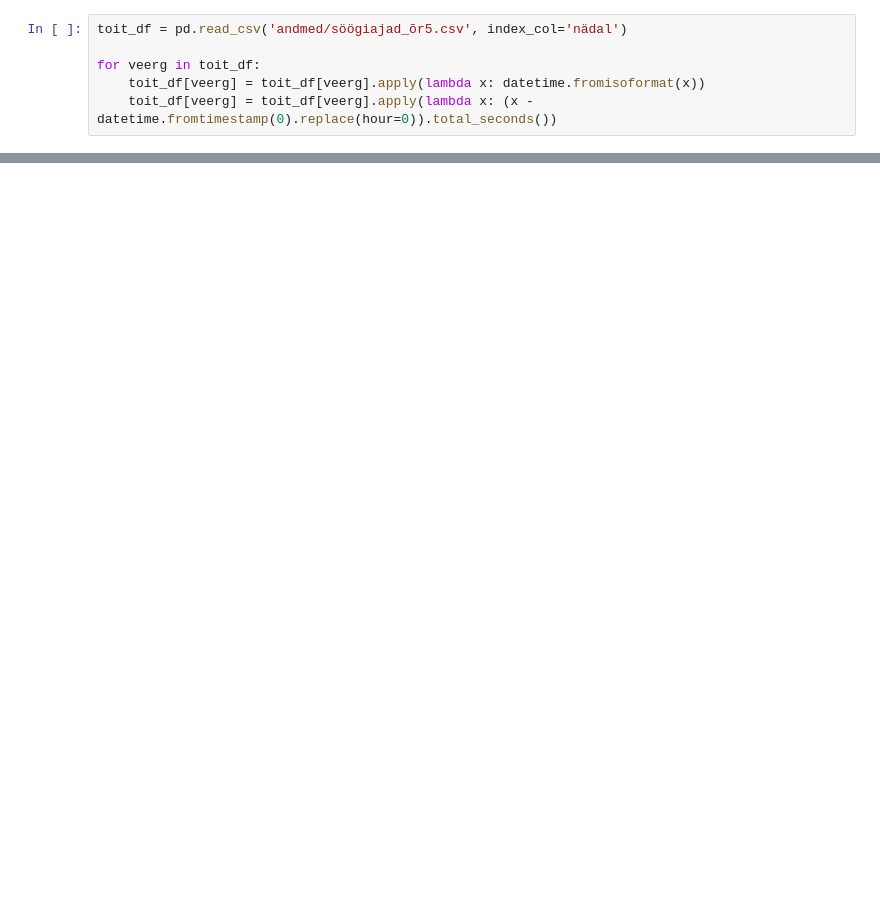
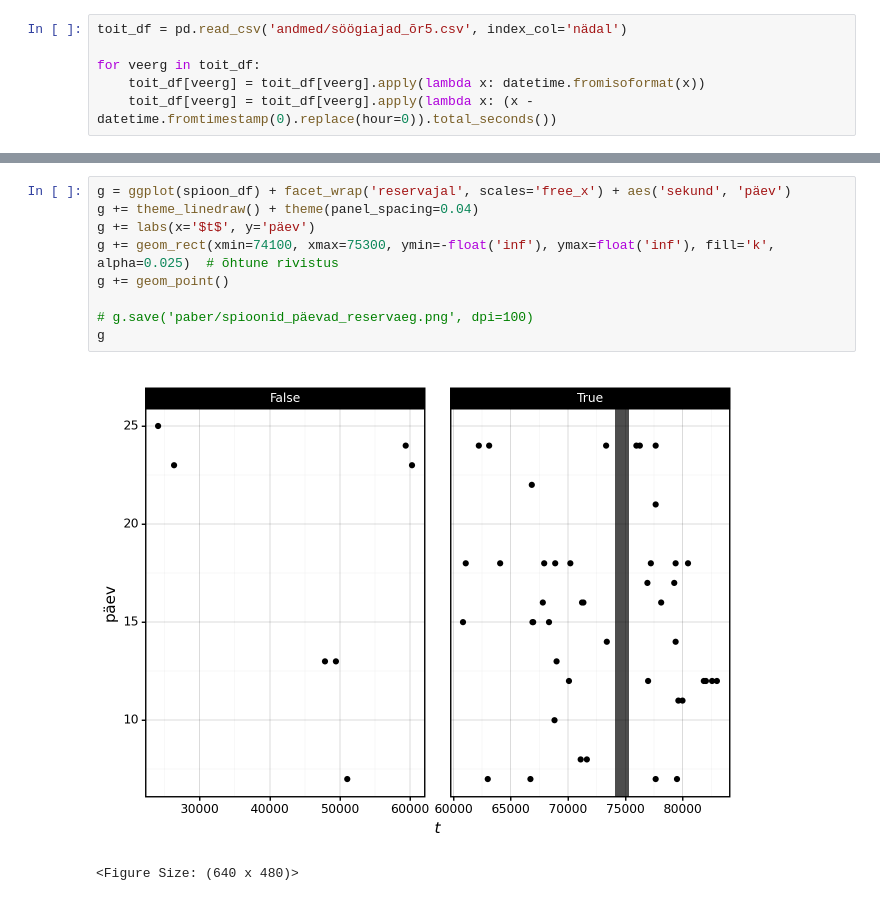
Before and after one commit to mart-mihkel/spioonid, a Jupyter notebook: main.ipynb, the cells around one changed output, grey strips where cells are left out. Drawn from its saved outputs; the diff is of its cells as text; blank space fills up the shorter version.

```diff
--- a/main.ipynb
+++ b/main.ipynb
@@ -46,0 +47,12 @@ g
+# %%
+g = ggplot(spioon_df) + facet_wrap('reservajal', scales='free_x') + aes('sekund', 'päev')
+g += theme_linedraw() + theme(panel_spacing=0.04)
+g += labs(x='$t$', y='päev')
+g += geom_rect(xmin=74100, xmax=75300, ymin=-float('inf'), ymax=float('inf'), fill='k', alpha=0.025)  # õhtune rivistus
+g += geom_point()
+
+# g.save('paber/spioonid_päevad_reservaeg.png', dpi=100)
+g
+# %% [output]
+[figure, added]
+<Figure Size: (640 x 480)>
```
Also changed, not shown: parts of 8 cells of this notebook, 2 other files.
